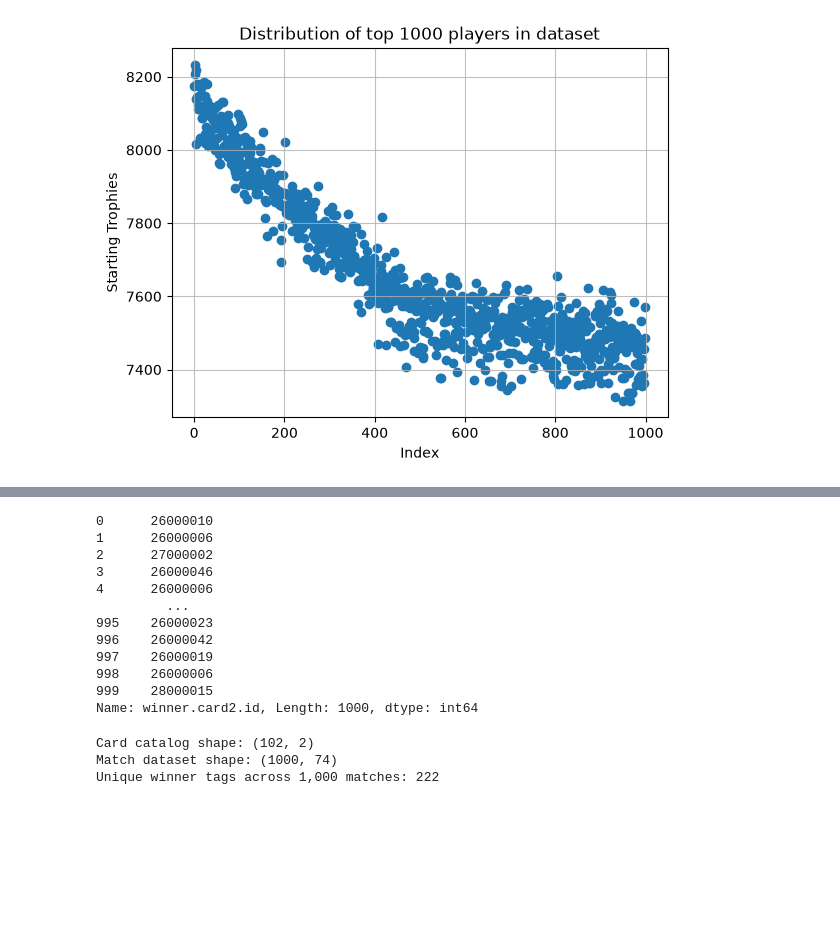
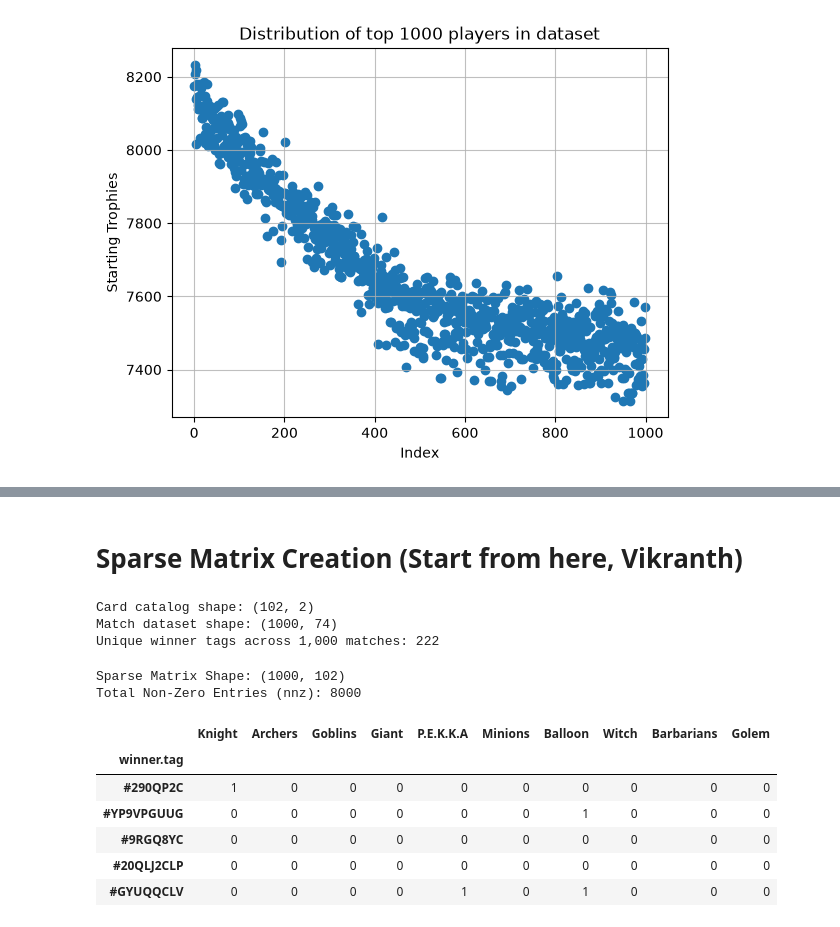
Before and after one commit to vikbellamkonda/ISYE6416-Final-Project, a Jupyter notebook: filter_best_players.ipynb, the cells around one changed output, grey strips where cells are left out. Saved outputs shown, nothing was run; the diff lists cells and outputs as text; code cells hidden in the pictures; blank space fills up the shorter version.

Commit message:
Sparse matrix

```diff
--- a/filter_best_players.ipynb
+++ b/filter_best_players.ipynb
@@ -120,18 +87,5 @@ Index(['Unnamed: 0', 'battleTime', 'arena.id', 'gameMode.id',
-# %%
-top_df['winner.card2.id']
-# %% [output]
-0      26000010
-1      26000006
-2      27000002
-3      26000046
-4      26000006
-         ...
-995    26000023
-996    26000042
-997    26000019
-998    26000006
-999    28000015
-Name: winner.card2.id, Length: 1000, dtype: int64
+# %% [markdown]
+# Sparse Matrix Creation (Start from here, Vikranth)
 # %%
 import numpy as np
 import pandas as pd
@@ -148,3 +102,56 @@ print(f"Unique winner tags across 1,000 matches: {players_df['winner.tag'].nuniq
 Card catalog shape: (102, 2)
 Match dataset shape: (1000, 74)
 Unique winner tags across 1,000 matches: 222
+# %%
+# Define the 8 winning card ID columns
+card_id_cols = [f'winner.card{i}.id' for i in range(1, 9)]
+
+# Create an index mapper from the master card ID list and extract card names
+card_id_index = pd.Index(cards_df['team.card1.id'])
+card_names = cards_df['team.card1.name'].tolist()
+
+# Verify that every card ID in the match dataset exists in the master list
+used_card_ids = np.unique(players_df[card_id_cols].values)
+missing_ids = np.setdiff1d(used_card_ids, card_id_index.values)
+assert len(missing_ids) == 0, f"Unmapped card IDs found: {missing_ids}"
+# %%
+n_rows = len(players_df)
+n_cols = len(cards_df)
+
+# Each match row contributes exactly 8 non-zero entries
+row_indices = np.repeat(np.arange(n_rows), 8)
+
+# Map the flattened (1000 x 8) card IDs to their corresponding (0 to 101) column indices
+col_indices = card_id_index.get_indexer(players_df[card_id_cols].values.flatten())
+
+# Populate non-zero values with 1s
+data = np.ones(len(row_indices), dtype=np.int8)
+
+# Build the N x M Compressed Sparse Row (CSR) matrix
+X_sparse = csr_matrix((data, (row_indices, col_indices)), shape=(n_rows, n_cols))
+
+# Sanity check: verify dimensions, total non-zero elements, and row-sum constraint (= 8)
+print(f"Sparse Matrix Shape: {X_sparse.shape}")
+print(f"Total Non-Zero Entries (nnz): {X_sparse.nnz}")
+assert np.all(X_sparse.sum(axis=1) == 8), "Row sum constraint violated!"
+# %% [output]
+Sparse Matrix Shape: (1000, 102)
+Total Non-Zero Entries (nnz): 8000
+# %%
+# Wrap the SciPy CSR matrix in a labeled Pandas Sparse DataFrame
+deck_sparse_df = pd.DataFrame.sparse.from_spmatrix(
+    X_sparse,
+    index=players_df['winner.tag'],
+    columns=card_names
+)
+
+# Display the first 5 rows and first 10 card columns
+display(deck_sparse_df.iloc[:5, :10])
+# %% [output]
+|  | Knight | Archers | Goblins | Giant | P.E.K.K.A | Minions | Balloon | Witch | Barbarians | Golem |
+| winner.tag |  |  |  |  |  |  |  |  |  |  |
+| #290QP2C | 1 | 0 | 0 | 0 | 0 | 0 | 0 | 0 | 0 | 0 |
+| #YP9VPGUUG | 0 | 0 | 0 | 0 | 0 | 0 | 1 | 0 | 0 | 0 |
+| #9RGQ8YC | 0 | 0 | 0 | 0 | 0 | 0 | 0 | 0 | 0 | 0 |
+| #20QLJ2CLP | 0 | 0 | 0 | 0 | 0 | 0 | 0 | 0 | 0 | 0 |
+| #GYUQQCLV | 0 | 0 | 0 | 0 | 1 | 0 | 1 | 0 | 0 | 0 |
```
Also changed, not shown: parts of 2 cells of this notebook.
